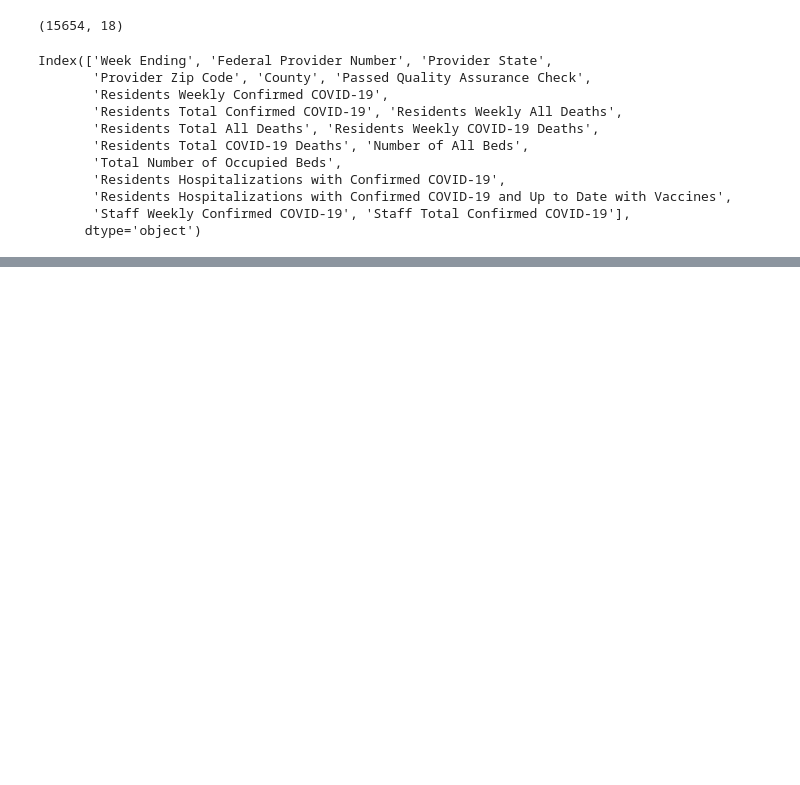
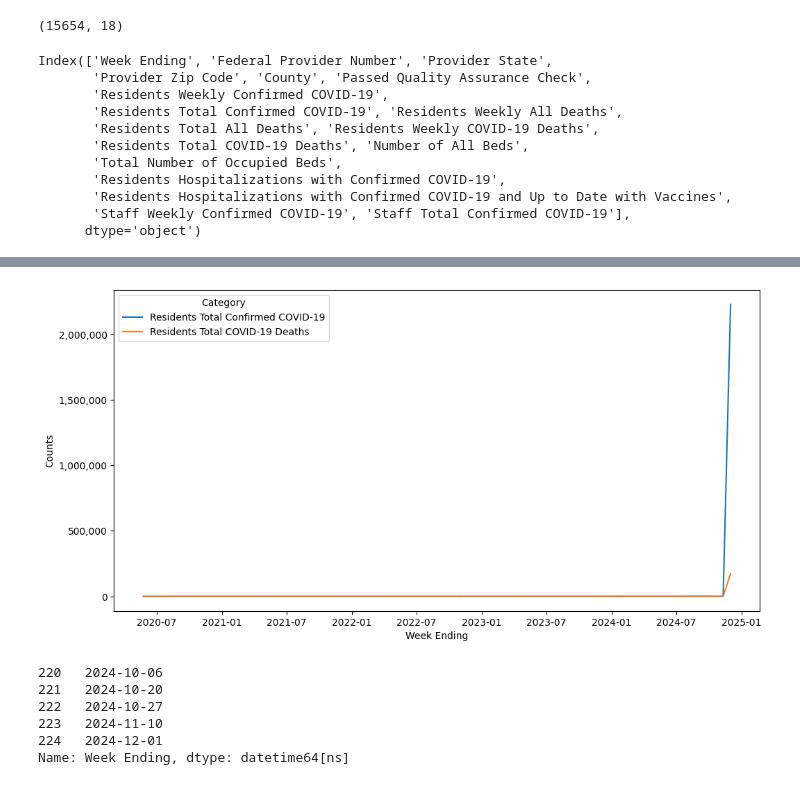
Before and after one commit to heiditam/covid19_nursing_home, a Jupyter notebook: data_exploration.ipynb, the cells around one changed output, grey strips where cells are left out. Saved outputs shown, nothing was run; the diff lists cells and outputs as text; code cells hidden in the pictures; blank space fills up the shorter version.

```diff
--- a/data_exploration.ipynb
+++ b/data_exploration.ipynb
@@ -270,0 +297,6 @@ Index(['Week Ending', 'Federal Provider Number', 'Provider State',
+# %%
+weekly = df.copy()
+weekly = weekly.sort_values(by = 'Week Ending')[['Week Ending','Residents Total Confirmed COVID-19', 'Residents Total COVID-19 Deaths']]
+weekly = weekly.groupby('Week Ending').sum().reset_index() # Aggregating since there are repeat weeks
+weekly['Week Ending'] = pd.to_datetime(weekly['Week Ending'])
+weekly
@@ -270,0 +329,9 @@ Index(['Week Ending', 'Federal Provider Number', 'Provider State',
+# %%
+weekly_long = pd.melt(
+    weekly,
+    id_vars=["Week Ending"],
+    value_vars=["Residents Total Confirmed COVID-19", "Residents Total COVID-19 Deaths"],
+    var_name="Category",
+    value_name="Counts",
+)
+weekly_long
@@ -270,0 +352,17 @@ Index(['Week Ending', 'Federal Provider Number', 'Provider State',
+# %%
+plt.figure(figsize=(12,6))
+sns.lineplot(data = weekly_long, x = 'Week Ending', y = 'Counts', hue = 'Category')
+plt.gca().yaxis.set_major_formatter(mticker.StrMethodFormatter('{x:,.0f}')) # use this to show regular numbers instead of 1.0E06 in the y-axis
+# plt.xlim(weekly['Week Ending'].min(), weekly['Week Ending'].max())
+plt.show()
+# %% [output]
+[figure, added]
+# %%
+weekly['Week Ending'].sort_values().tail()
+# %% [output]
+220   2024-10-06
+221   2024-10-20
+222   2024-10-27
+223   2024-11-10
+224   2024-12-01
+Name: Week Ending, dtype: datetime64[ns]
```
Also changed, not shown: parts of 7 cells of this notebook.
